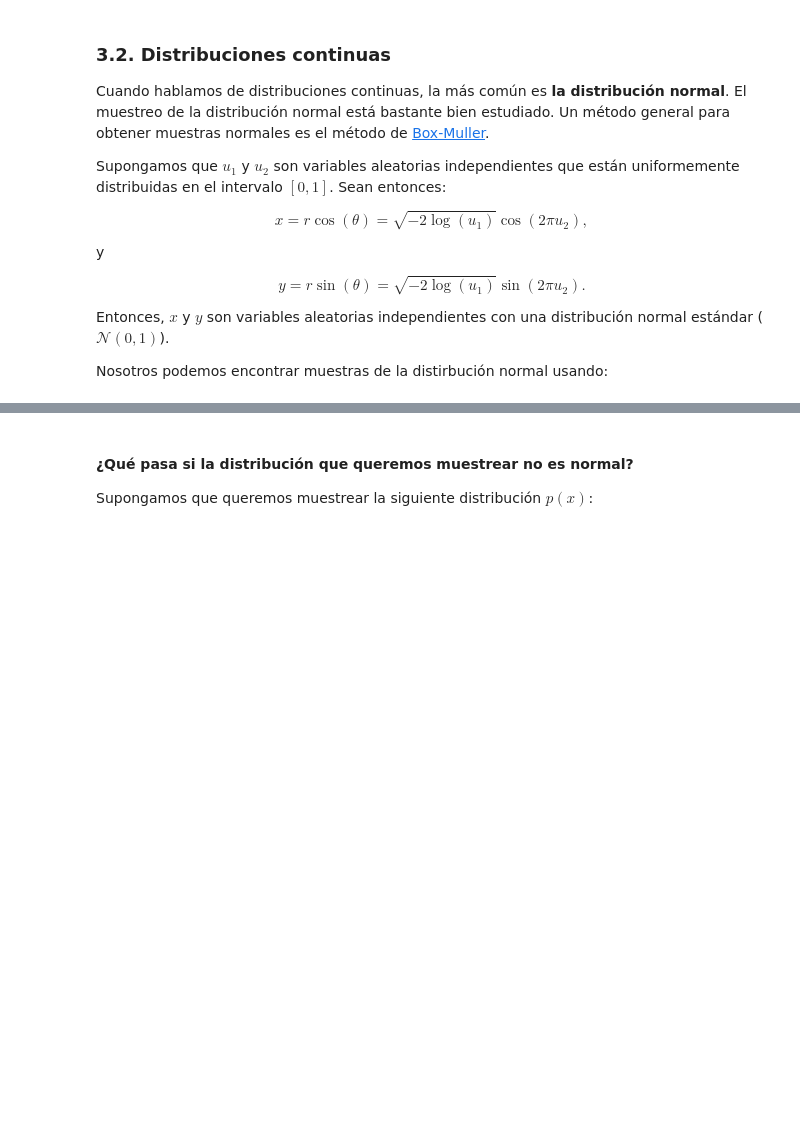
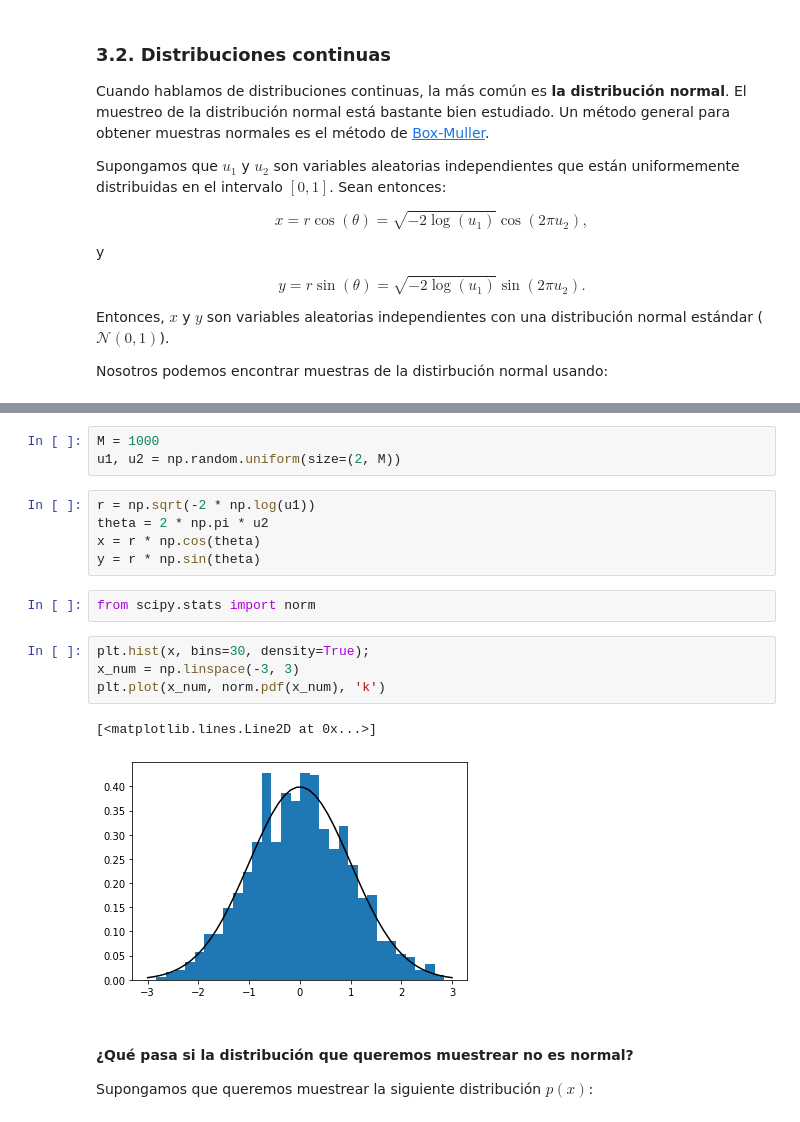
Before and after one commit to judith-ale/mebo2022, a Jupyter notebook: modulo3/tema1/1_montecarlo_intro_muestreo.ipynb, the cells around one changed output, grey strips where cells are left out. Drawn from its saved outputs; the diff is of its cells as text; blank space fills up the shorter version.

```diff
--- a/modulo3/tema1/1_montecarlo_intro_muestreo.ipynb
+++ b/modulo3/tema1/1_montecarlo_intro_muestreo.ipynb
@@ -201,3 +213,20 @@ Nosotros podemos encontrar muestras de la distirbución normal usando:
+# %%
+M = 1000
+u1, u2 = np.random.uniform(size=(2, M))
+# %%
+r = np.sqrt(-2 * np.log(u1))
+theta = 2 * np.pi * u2
+x = r * np.cos(theta)
+y = r * np.sin(theta)
+# %%
+from scipy.stats import norm
+# %%
+plt.hist(x, bins=30, density=True);
+x_num = np.linspace(-3, 3)
+plt.plot(x_num, norm.pdf(x_num), 'k')
+# %% [output]
+[<matplotlib.lines.Line2D at 0x...>]
+[figure, added]
 # %% [markdown]
 #### ¿Qué pasa si la distribución que queremos muestrear no es normal?
 
```
Also changed, not shown: parts of 25 cells of this notebook, 4 other files.
